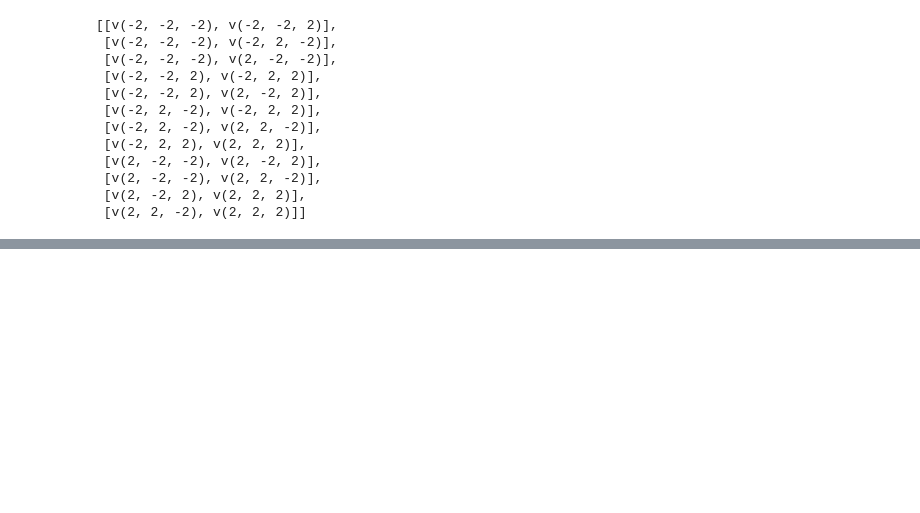
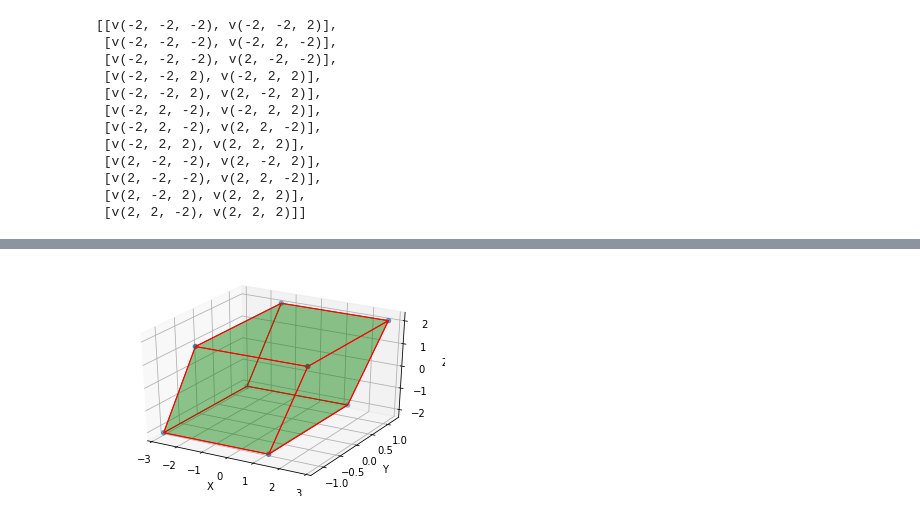
Before and after one commit to greatmerlin/parallel_und_zentralprojektionen, a Jupyter notebook: Semesterarbeit_2_Parallel_und_Zentralprojektionen.ipynb, the cells around one changed output, grey strips where cells are left out. Cells and saved outputs as stored; diff of their text form; code cells hidden in the pictures; blank space fills up the shorter version.

Commit message:
added parallepiped parallel projektion

```diff
--- a/Semesterarbeit_2_Parallel_und_Zentralprojektionen.ipynb
+++ b/Semesterarbeit_2_Parallel_und_Zentralprojektionen.ipynb
@@ -159,0 +170,55 @@ for angle in range(-20, 20):
+# %%
+import numpy as np
+from mpl_toolkits.mplot3d import Axes3D
+from mpl_toolkits.mplot3d.art3d import Poly3DCollection, Line3DCollection
+import matplotlib.pyplot as plt
+
+points = np.array([[-1, -1, -1],
+                  [1, -1, -1 ],
+                  [1, 1, -1],
+                  [-1, 1, -1],
+                  [-1, -1, 1],
+                  [1, -1, 1 ],
+                  [1, 1, 1],
+                  [-1, 1, 1]])
+
+
+# Um ein Parallelepiped zu erhalten, habe ich die Einheitsmatrix mit der folgenden Matrix multipliziert:
+
+P = [[2.06498904e-01 , -6.30755443e-07 ,  1.07477548e-03],
+ [1.61535574e-06 ,  1.18897198e-01 ,  7.85307721e-06],
+ [7.08353661e-02 ,  4.48415767e-06 ,  2.05395893e-01]]
+
+Z = np.zeros((8,3))
+for i in range(8): Z[i,:] = np.dot(points[i,:],P)
+Z = 10.0*Z
+
+fig = plt.figure()
+ax = fig.add_subplot(111, projection='3d')
+
+r = [-1,1]
+
+X, Y = np.meshgrid(r, r)
+
+# plot vertices
+ax.scatter3D(Z[:, 0], Z[:, 1], Z[:, 2])
+
+# Liste der Seitenpolygone der Figur
+verts = [[Z[0],Z[1],Z[2],Z[3]],
+ [Z[4],Z[5],Z[6],Z[7]],
+ [Z[0],Z[1],Z[5],Z[4]],
+ [Z[2],Z[3],Z[7],Z[6]],
+ [Z[1],Z[2],Z[6],Z[5]],
+ [Z[4],Z[7],Z[3],Z[0]]]
+
+# plot Seiten
+ax.add_collection3d(Poly3DCollection(verts,
+ facecolors='green', linewidths=1, edgecolors='r', alpha=.25))
+
+ax.set_xlabel('X')
+ax.set_ylabel('Y')
+ax.set_zlabel('Z')
+
+plt.show()
+# %% [output]
+[figure, added]
```
Also changed, not shown: parts of 10 cells of this notebook.
